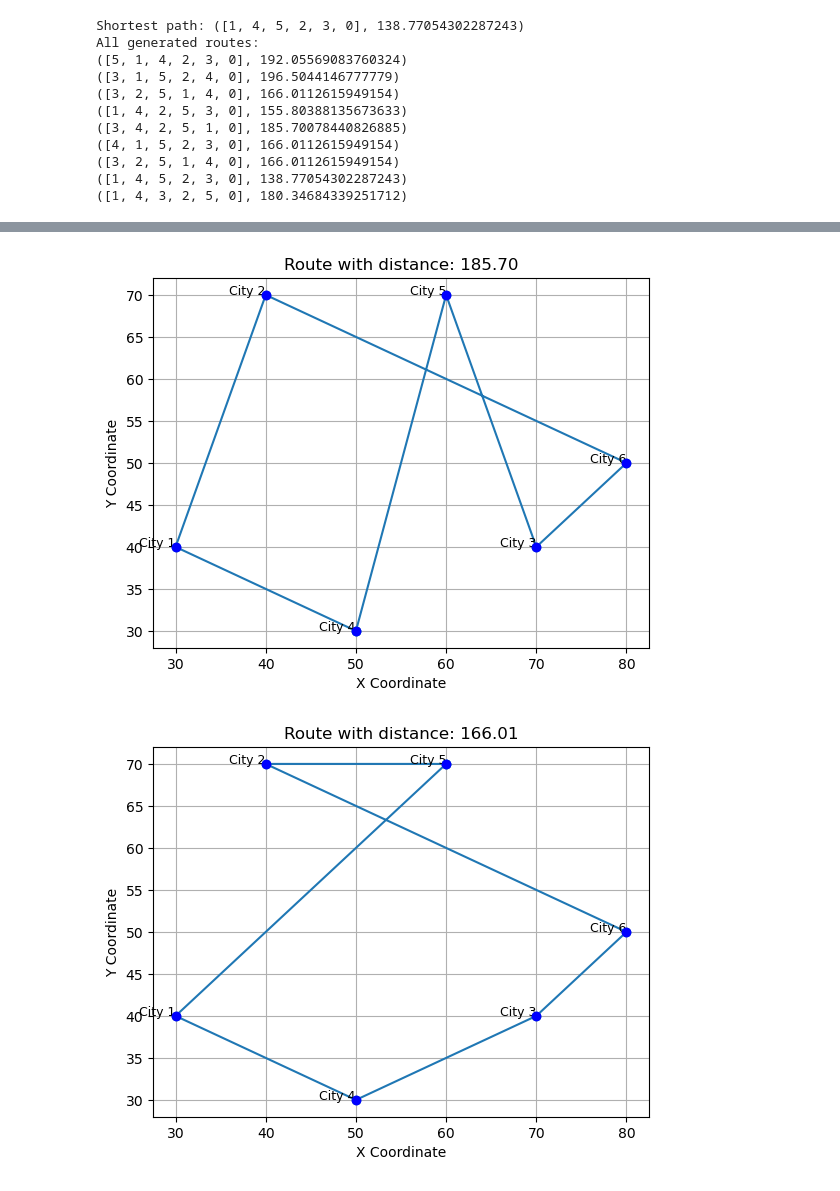
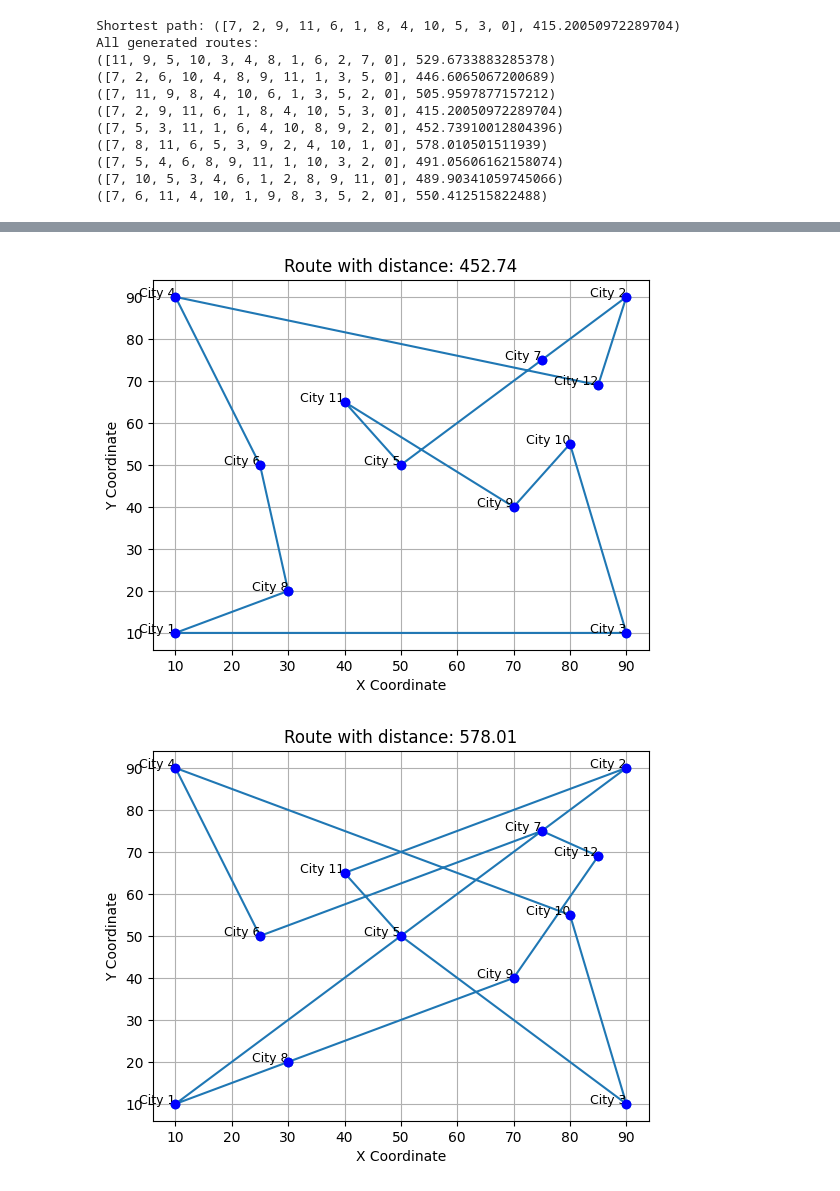
Before and after one commit to DIET-co/DAA, a Jupyter notebook: PROJECT/ANT_TSA.ipynb, the cells around one changed output, grey strips where cells are left out. Saved outputs shown, nothing was run; the diff lists cells and outputs as text; code cells hidden in the pictures.

```diff
--- a/PROJECT/ANT_TSA.ipynb
+++ b/PROJECT/ANT_TSA.ipynb
@@ -183,12 +189,18 @@ def plot_route(coordinates, route):
 
 # Example coordinates and usage
 coordinates = np.array([
-    [30, 40],  # City 1
-    [40, 70],  # City 2
-    [70, 40],  # City 3
-    [50, 30],  # City 4
-    [60, 70],  # City 5
-    [80, 50]   # City 6
+    [10, 10],  # City 1
+    [90, 90],  # City 2
+    [90, 10],  # City 3
+    [10, 90],  # City 4
+    [50, 50],  # City 5
+    [25, 50],   # City 6
+    [75, 75],  # City 7
+    [30, 20],  # City 8
+    [70,40],
+    [80,55],
+    [40, 65],
+    [85, 69]
 ])
 distances = np.array([[euclidean_distance(coordinates[i], coordinates[j]) for j in range(len(coordinates))] for i in range(len(coordinates))])
 np.fill_diagonal(distances, np.inf)
@@ -292,12 +305,18 @@ def plot_routes(coordinates, routes):
 
 # Example coordinates and usage
 coordinates = np.array([
-    [30, 40],  # City 1
-    [40, 70],  # City 2
-    [70, 40],  # City 3
-    [50, 30],  # City 4
-    [60, 70],  # City 5
-    [80, 50]   # City 6
+    [10, 10],  # City 1
+    [90, 90],  # City 2
+    [90, 10],  # City 3
+    [10, 90],  # City 4
+    [50, 50],  # City 5
+    [25, 50],   # City 6
+    [75, 75],  # City 7
+    [30, 20],  # City 8
+    [70,40],
+    [80,55],
+    [40, 65],
+    [85, 69]
 ])
 distances = np.array([[euclidean_distance(coordinates[i], coordinates[j]) for j in range(len(coordinates))] for i in range(len(coordinates))])
 np.fill_diagonal(distances, np.inf)
@@ -312,14 +331,14 @@ for path in aco.all_routes:
     print(path)
 plot_routes(coordinates, aco.all_routes)
 # %% [output]
-Shortest path: ([1, 4, 5, 2, 3, 0], 138.77054302287243)
+Shortest path: ([7, 2, 9, 11, 6, 1, 8, 4, 10, 5, 3, 0], 415.20050972289704)
 All generated routes:
-([5, 1, 4, 2, 3, 0], 192.05569083760324)
-([3, 1, 5, 2, 4, 0], 196.5044146777779)
-([3, 2, 5, 1, 4, 0], 166.0112615949154)
-([1, 4, 2, 5, 3, 0], 155.80388135673633)
-([3, 4, 2, 5, 1, 0], 185.70078440826885)
-([4, 1, 5, 2, 3, 0], 166.0112615949154)
-([3, 2, 5, 1, 4, 0], 166.0112615949154)
-([1, 4, 5, 2, 3, 0], 138.77054302287243)
-([1, 4, 3, 2, 5, 0], 180.34684339251712)
+([11, 9, 5, 10, 3, 4, 8, 1, 6, 2, 7, 0], 529.6733883285378)
+([7, 2, 6, 10, 4, 8, 9, 11, 1, 3, 5, 0], 446.6065067200689)
+([7, 11, 9, 8, 4, 10, 6, 1, 3, 5, 2, 0], 505.9597877157212)
+([7, 2, 9, 11, 6, 1, 8, 4, 10, 5, 3, 0], 415.20050972289704)
+([7, 5, 3, 11, 1, 6, 4, 10, 8, 9, 2, 0], 452.73910012804396)
+([7, 8, 11, 6, 5, 3, 9, 2, 4, 10, 1, 0], 578.010501511939)
+([7, 5, 4, 6, 8, 9, 11, 1, 10, 3, 2, 0], 491.05606162158074)
+([7, 10, 5, 3, 4, 6, 1, 2, 8, 9, 11, 0], 489.90341059745066)
+([7, 6, 11, 4, 10, 1, 9, 8, 3, 5, 2, 0], 550.412515822488)
@@ -330,2 +349,2 @@ All generated routes:
-[figure, old version]
+[figure, new version]
-[figure, old version]
+[figure, new version]
```
Also changed, not shown: parts of 4 cells of this notebook.
